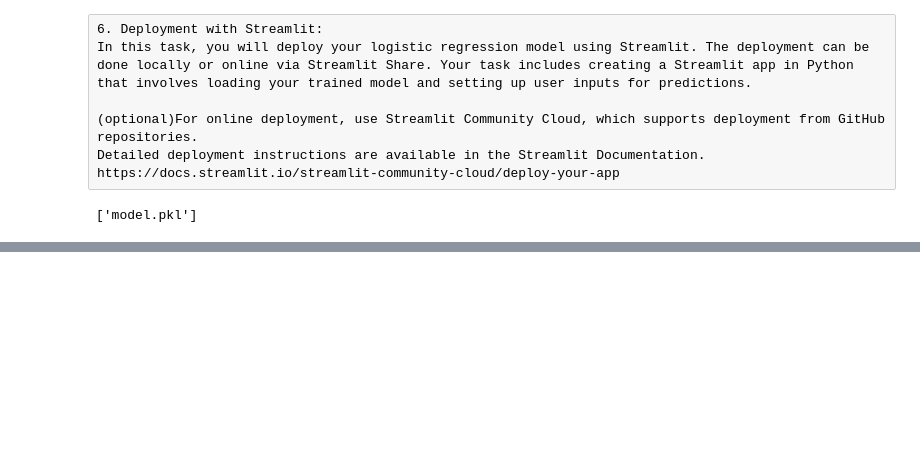
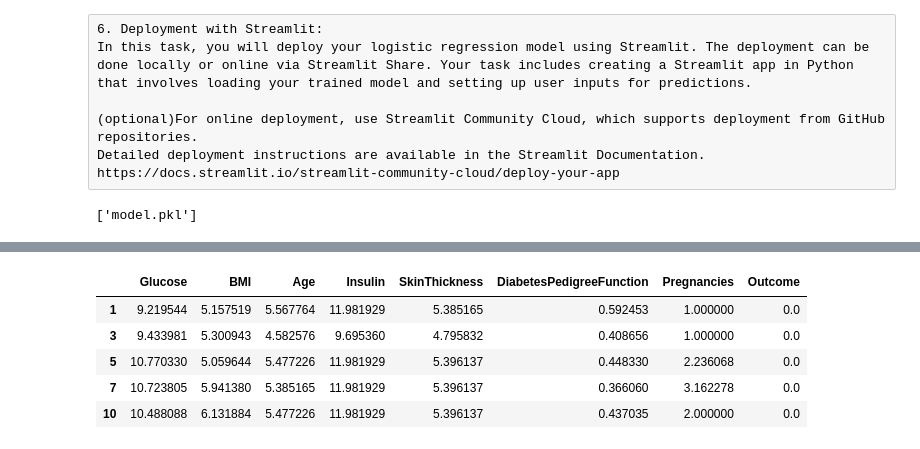
Before and after one commit to ftresa93/Diabetes_prediction, a Jupyter notebook: 8. Logistic Regression.ipynb, the cells around one changed output, grey strips where cells are left out. Cells and saved outputs as stored; diff of their text form; code cells hidden in the pictures; blank space fills up the shorter version.

```diff
--- a/8. Logistic Regression.ipynb
+++ b/8. Logistic Regression.ipynb
@@ -578,0 +566,9 @@ joblib.dump(sc, "scaler.pkl")
+# %%
+df1[df1.Outcome==0].head()
+# %% [output]
+|  | Glucose | BMI | Age | Insulin | SkinThickness | DiabetesPedigreeFunction | Pregnancies | Outcome |
+| 1 | 9.219544 | 5.157519 | 5.567764 | 11.981929 | 5.385165 | 0.592453 | 1.000000 | 0.0 |
+| 3 | 9.433981 | 5.300943 | 4.582576 | 9.695360 | 4.795832 | 0.408656 | 1.000000 | 0.0 |
+| 5 | 10.770330 | 5.059644 | 5.477226 | 11.981929 | 5.396137 | 0.448330 | 2.236068 | 0.0 |
+| 7 | 10.723805 | 5.941380 | 5.385165 | 11.981929 | 5.396137 | 0.366060 | 3.162278 | 0.0 |
+| 10 | 10.488088 | 6.131884 | 5.477226 | 11.981929 | 5.396137 | 0.437035 | 2.000000 | 0.0 |
```
Also changed, not shown: parts of 13 cells of this notebook, 2 other files.
